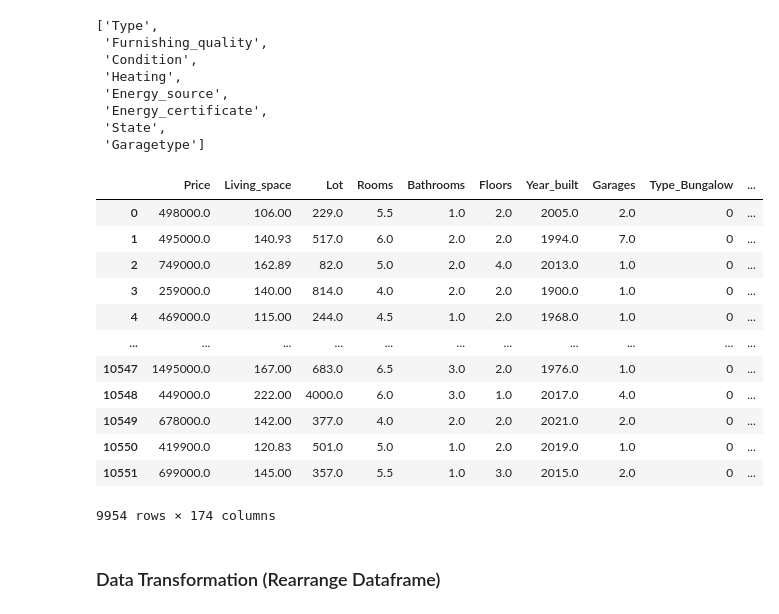
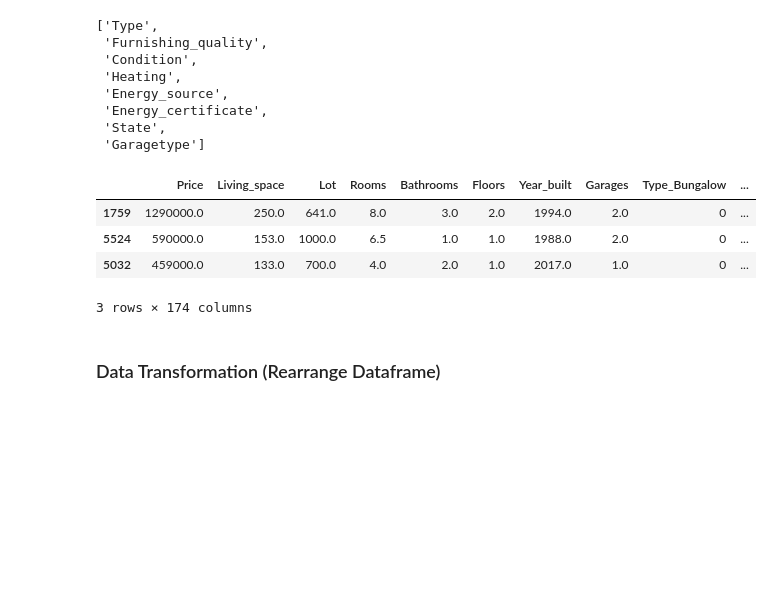
Before and after one commit to heuer-ja/CENG542-Knowledge-Discovery, a Jupyter notebook: germany_house_prices.ipynb, the cells around one changed output. Drawn from its saved outputs; the diff is of its cells as text; code cells hidden in the pictures; blank space fills up the shorter version.

```diff
--- a/germany_house_prices.ipynb
+++ b/germany_house_prices.ipynb
@@ -9,7 +11,7 @@ import matplotlib.pyplot as plt
 # Support Functions
 # %%
 def get_df_null_info(df):
-    # analzyse sparse columns (= many NaNs/Null-Values)
+    '''analzyse sparse columns (= many NaNs/Null-Values)'''
     nulls:pd.Series =df.isnull().sum(axis = 0).sort_values(ascending = False)
     df_null_info:pd.DataFrame = pd.DataFrame(data={
         'nulls_amount': nulls,
@@ -221,12 +200,12 @@ for i in range(0,len(cols_to_zscore)):
     # old one
     ax = fig.add_subplot(7,2,id)
     ax.boxplot(df_source[col])
-    ax.set_title(f"{col} (before)")
+    ax.set_title(f"{col} (before outlier removal)")
     id=id+1
 
     # new one
     ax = fig.add_subplot(7,2,id)
     ax.boxplot(df_new[col])
-    ax.set_title(f"{col} (after)")
+    ax.set_title(f"{col} (after outlier removal)")
     id=id+1
 # %% [output]
@@ -258,37 +237,29 @@ cols_categorical
 # %%
 def one_hot(df, cols):
     """
     @param df pandas DataFrame
     @param cols a list of categorical columns to encode
     @return a DataFrame with one-hot encoding
     """
     for col in cols:
         # new df of one hot values
         one_hot = pd.get_dummies(df[col], prefix=col, drop_first=False)
         # Drop column B as it is now encoded
         df = df.drop(col ,axis = 1)
         # Join the encoded df
         df = df.join(one_hot)
 
     return df
 
 df_source = one_hot(df_source, cols_categorical)
 df_source.columns = df_source.columns.str.replace(' ','-')
 df_source = df_source.drop(columns='Unnamed:-0')
-df_source
+df_source.sample(3)
 # %% [output]
 |  | Price | Living_space | Lot | Rooms | Bathrooms | Floors | Year_built | Garages | Type_Bungalow | ... |
-| 0 | 498000.0 | 106.00 | 229.0 | 5.5 | 1.0 | 2.0 | 2005.0 | 2.0 | 0 | ... |
-| 1 | 495000.0 | 140.93 | 517.0 | 6.0 | 2.0 | 2.0 | 1994.0 | 7.0 | 0 | ... |
-| 2 | 749000.0 | 162.89 | 82.0 | 5.0 | 2.0 | 4.0 | 2013.0 | 1.0 | 0 | ... |
-| 3 | 259000.0 | 140.00 | 814.0 | 4.0 | 2.0 | 2.0 | 1900.0 | 1.0 | 0 | ... |
-| 4 | 469000.0 | 115.00 | 244.0 | 4.5 | 1.0 | 2.0 | 1968.0 | 1.0 | 0 | ... |
-| ... | ... | ... | ... | ... | ... | ... | ... | ... | ... | ... |
-| 10547 | 1495000.0 | 167.00 | 683.0 | 6.5 | 3.0 | 2.0 | 1976.0 | 1.0 | 0 | ... |
-| 10548 | 449000.0 | 222.00 | 4000.0 | 6.0 | 3.0 | 1.0 | 2017.0 | 4.0 | 0 | ... |
-| 10549 | 678000.0 | 142.00 | 377.0 | 4.0 | 2.0 | 2.0 | 2021.0 | 2.0 | 0 | ... |
-| 10550 | 419900.0 | 120.83 | 501.0 | 5.0 | 1.0 | 2.0 | 2019.0 | 1.0 | 0 | ... |
-| 10551 | 699000.0 | 145.00 | 357.0 | 5.5 | 1.0 | 3.0 | 2015.0 | 2.0 | 0 | ... |
+| 1759 | 1290000.0 | 250.0 | 641.0 | 8.0 | 3.0 | 2.0 | 1994.0 | 2.0 | 0 | ... |
+| 5524 | 590000.0 | 153.0 | 1000.0 | 6.5 | 1.0 | 1.0 | 1988.0 | 2.0 | 0 | ... |
+| 5032 | 459000.0 | 133.0 | 700.0 | 4.0 | 2.0 | 1.0 | 2017.0 | 1.0 | 0 | ... |
-9954 rows × 174 columns
+3 rows × 174 columns
 # %% [markdown]
 ### Data Transformation (Rearrange Dataframe)
```
Also changed, not shown: parts of 18 cells of this notebook.
